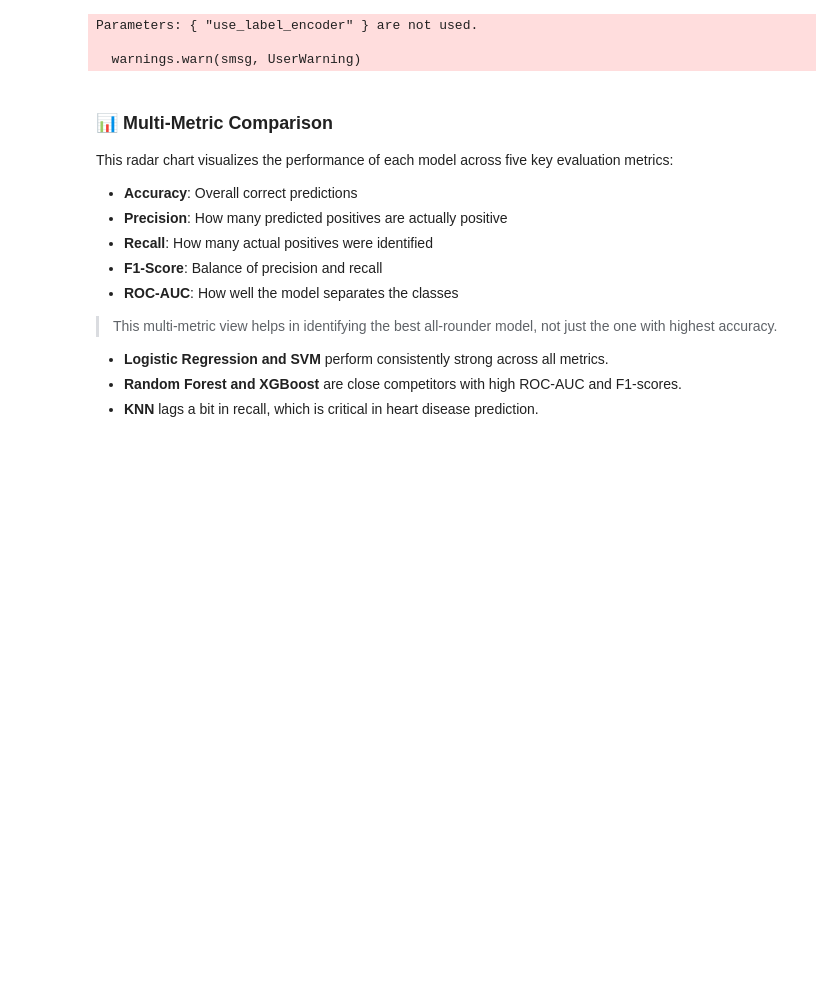
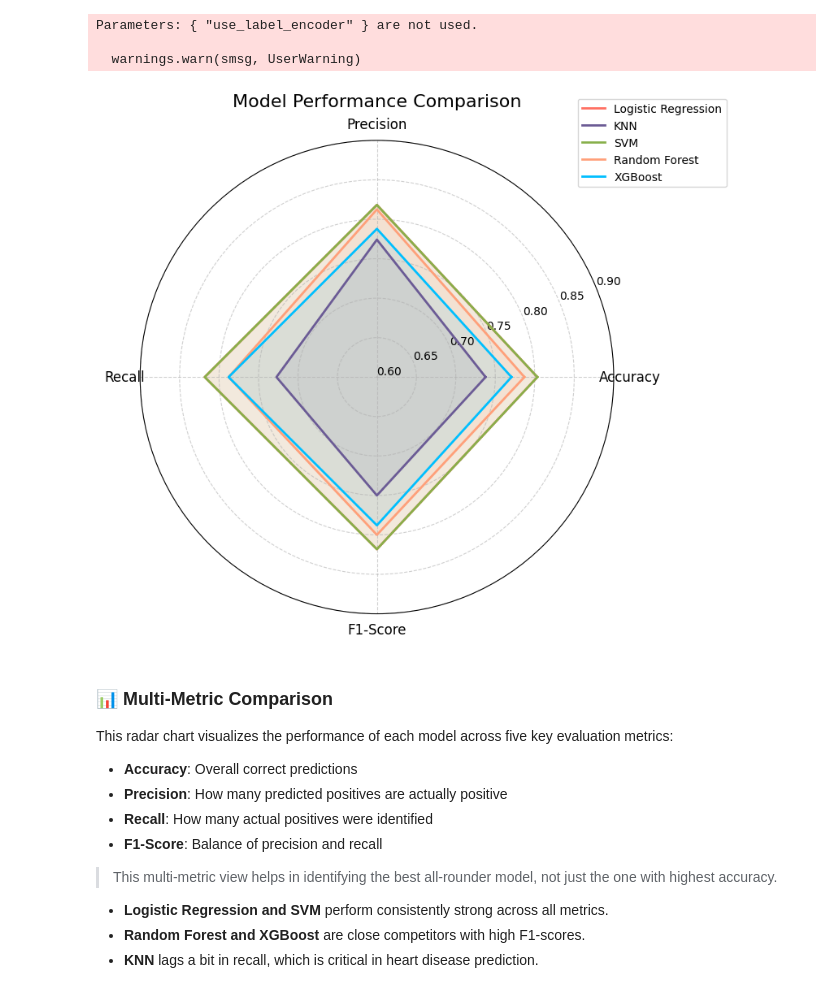
Before and after one commit to RishabhYadav1202/Heart-Disease-Prediction, a Jupyter notebook: notebook/Heart_Disease_Prediction.ipynb, the cells around one changed output. Saved outputs shown, nothing was run; the diff lists cells and outputs as text; code cells hidden in the pictures; blank space fills up the shorter version.

```diff
--- a/notebook/Heart_Disease_Prediction.ipynb
+++ b/notebook/Heart_Disease_Prediction.ipynb
@@ -510,6 +510,44 @@ print(results_df)
 Parameters: { "use_label_encoder" } are not used.
 
   warnings.warn(smsg, UserWarning)
+# %%
+# Performance Data
+data = {
+    'Model': ['Logistic Regression','KNN','SVM','Random Forest','XGBoost'],
+    'Accuracy': [0.803279, 0.737705, 0.803279, 0.786885, 0.770492],
+    'Precision': [0.818182, 0.774194, 0.818182, 0.812500, 0.787879],
+    'Recall': [0.818182, 0.727273, 0.818182, 0.787879, 0.787879],
+    'F1-Score': [0.818182, 0.750000, 0.818182, 0.800000, 0.787879]}
+
+df = pd.DataFrame(data)
+
+# Metrics and angles
+metrics = ['Accuracy', 'Precision', 'Recall', 'F1-Score']
+angles = np.linspace(0, 2 * np.pi, len(metrics), endpoint=False).tolist()
+angles += angles[:1]  # close the plot
+
+# Radar chart setup
+fig, ax = plt.subplots(figsize=(8, 8), subplot_kw=dict(polar=True))
+
+
+colors = ['#FF6F61', '#6B5B95', '#88B04B', '#FFA07A', '#00BFFF']
+
+# Plot each model
+for idx, row in df.iterrows():
+    values = row[metrics].tolist()
+    values += values[:1]
+    ax.plot(angles, values, label=row['Model'], linewidth=2, color=colors[idx])
+    ax.fill(angles, values, alpha=0.1, color=colors[idx])
+
+ax.set_thetagrids(np.degrees(angles[:-1]), metrics, fontsize=12)
+ax.set_title("Model Performance Comparison", size=16, pad=30)
+ax.set_ylim(0.6, 0.9)
+ax.grid(True, linestyle='--', alpha=0.6)
+plt.legend(loc='upper right', bbox_to_anchor=(1.25, 1.1), fontsize=10)
+plt.tight_layout()
+plt.show()
+# %% [output]
+[figure, added]
 # %% [markdown]
 ### 📊  Multi-Metric Comparison
 
@@ -519,10 +557,9 @@ This radar chart visualizes the performance of each model across five key evalua
 - **Precision**: How many predicted positives are actually positive
 - **Recall**: How many actual positives were identified
 - **F1-Score**: Balance of precision and recall
-- **ROC-AUC**: How well the model separates the classes
 
 > This multi-metric view helps in identifying the best all-rounder model, not just the one with highest accuracy.
 
 - **Logistic Regression and SVM** perform consistently strong across all metrics.
-- **Random Forest and XGBoost** are close competitors with high ROC-AUC and F1-scores.
+- **Random Forest and XGBoost** are close competitors with high F1-scores.
 - **KNN** lags a bit in recall, which is critical in heart disease prediction.
```
Also changed, not shown: parts of 5 cells of this notebook, 2 other files.
